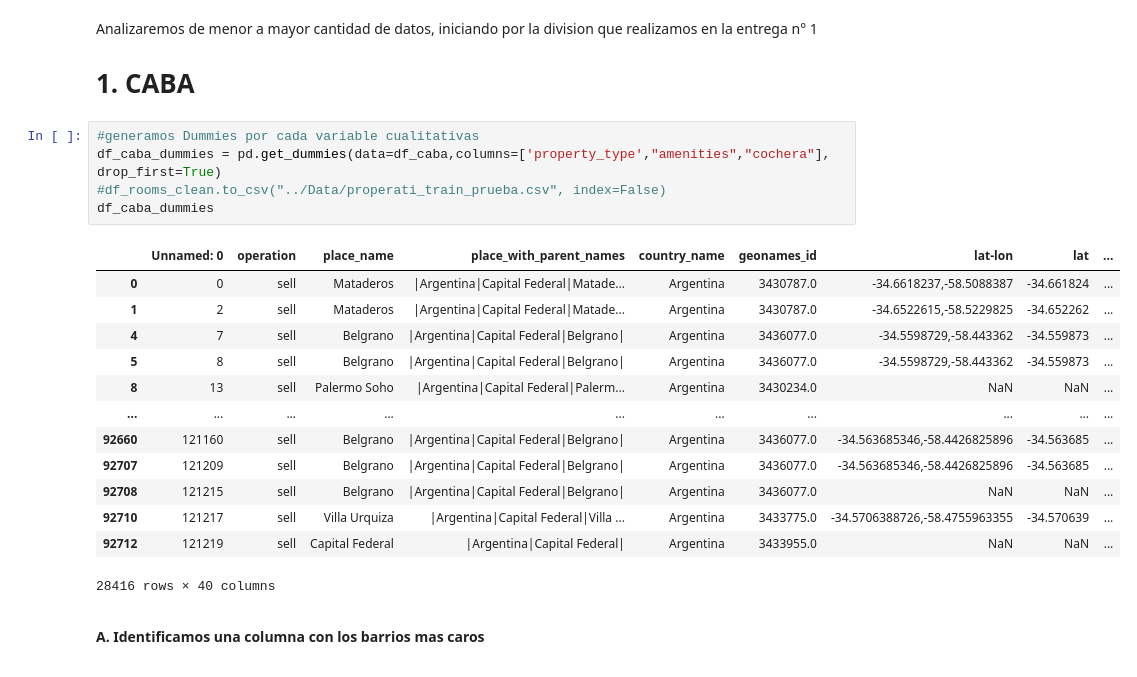
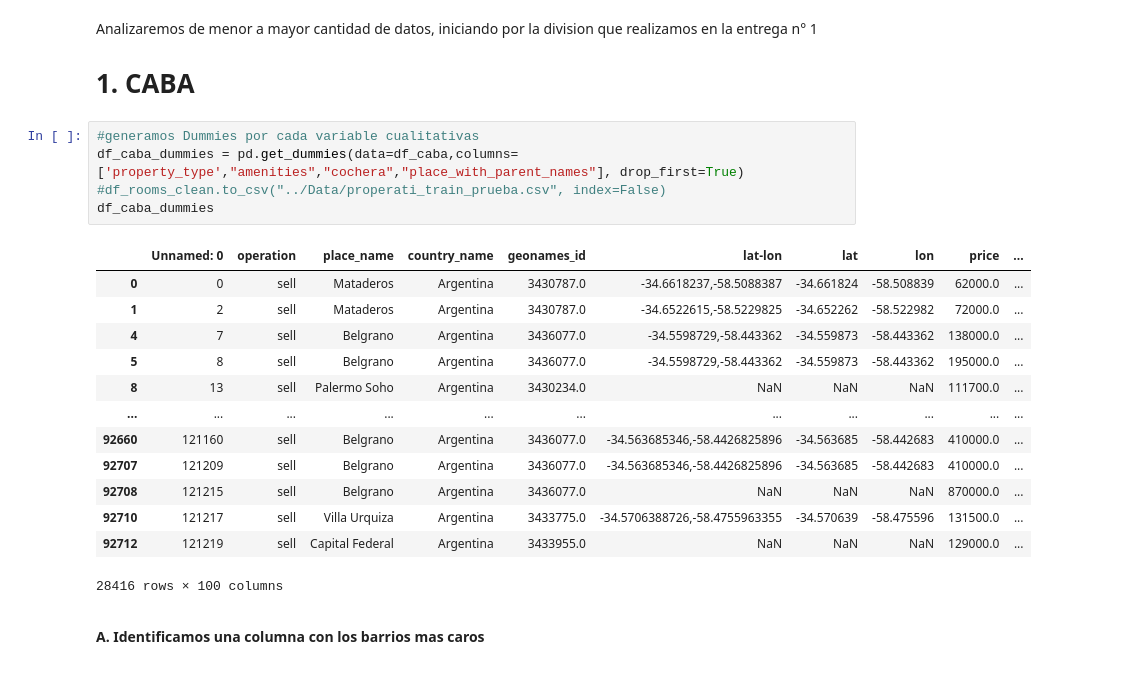
Before and after one commit to giustipatricio/grupo4-1120_ed_13, a Jupyter notebook: Entrega 2/Entrega 2.ipynb, the cells around one changed output. Saved outputs shown, nothing was run; the diff lists cells and outputs as text.

```diff
--- a/Entrega 2/Entrega 2.ipynb
+++ b/Entrega 2/Entrega 2.ipynb
@@ -140,23 +151,23 @@ Analizaremos de menor a mayor cantidad de datos, iniciando por la division que r
 # 1. CABA
 # %%
 #generamos Dummies por cada variable cualitativas
-df_caba_dummies = pd.get_dummies(data=df_caba,columns=['property_type',"amenities","cochera"], drop_first=True)
+df_caba_dummies = pd.get_dummies(data=df_caba,columns=['property_type',"amenities","cochera","place_with_parent_names"], drop_first=True)
 #df_rooms_clean.to_csv("../Data/properati_train_prueba.csv", index=False)
 df_caba_dummies
 # %% [output]
-|  | Unnamed: 0 | operation | place_name | place_with_parent_names | country_name | geonames_id | lat-lon | lat | ... |
-| 0 | 0 | sell | Mataderos | |Argentina|Capital Federal|Matade... | Argentina | 3430787.0 | -34.6618237,-58.5088387 | -34.661824 | ... |
-| 1 | 2 | sell | Mataderos | |Argentina|Capital Federal|Matade... | Argentina | 3430787.0 | -34.6522615,-58.5229825 | -34.652262 | ... |
-| 4 | 7 | sell | Belgrano | |Argentina|Capital Federal|Belgrano| | Argentina | 3436077.0 | -34.5598729,-58.443362 | -34.559873 | ... |
-| 5 | 8 | sell | Belgrano | |Argentina|Capital Federal|Belgrano| | Argentina | 3436077.0 | -34.5598729,-58.443362 | -34.559873 | ... |
-| 8 | 13 | sell | Palermo Soho | |Argentina|Capital Federal|Palerm... | Argentina | 3430234.0 | NaN | NaN | ... |
-| ... | ... | ... | ... | ... | ... | ... | ... | ... | ... |
-| 92660 | 121160 | sell | Belgrano | |Argentina|Capital Federal|Belgrano| | Argentina | 3436077.0 | -34.563685346,-58.4426825896 | -34.563685 | ... |
-| 92707 | 121209 | sell | Belgrano | |Argentina|Capital Federal|Belgrano| | Argentina | 3436077.0 | -34.563685346,-58.4426825896 | -34.563685 | ... |
-| 92708 | 121215 | sell | Belgrano | |Argentina|Capital Federal|Belgrano| | Argentina | 3436077.0 | NaN | NaN | ... |
-| 92710 | 121217 | sell | Villa Urquiza | |Argentina|Capital Federal|Villa ... | Argentina | 3433775.0 | -34.5706388726,-58.4755963355 | -34.570639 | ... |
-| 92712 | 121219 | sell | Capital Federal | |Argentina|Capital Federal| | Argentina | 3433955.0 | NaN | NaN | ... |
+|  | Unnamed: 0 | operation | place_name | country_name | geonames_id | lat-lon | lat | lon | price | ... |
+| 0 | 0 | sell | Mataderos | Argentina | 3430787.0 | -34.6618237,-58.5088387 | -34.661824 | -58.508839 | 62000.0 | ... |
+| 1 | 2 | sell | Mataderos | Argentina | 3430787.0 | -34.6522615,-58.5229825 | -34.652262 | -58.522982 | 72000.0 | ... |
+| 4 | 7 | sell | Belgrano | Argentina | 3436077.0 | -34.5598729,-58.443362 | -34.559873 | -58.443362 | 138000.0 | ... |
+| 5 | 8 | sell | Belgrano | Argentina | 3436077.0 | -34.5598729,-58.443362 | -34.559873 | -58.443362 | 195000.0 | ... |
+| 8 | 13 | sell | Palermo Soho | Argentina | 3430234.0 | NaN | NaN | NaN | 111700.0 | ... |
+| ... | ... | ... | ... | ... | ... | ... | ... | ... | ... | ... |
+| 92660 | 121160 | sell | Belgrano | Argentina | 3436077.0 | -34.563685346,-58.4426825896 | -34.563685 | -58.442683 | 410000.0 | ... |
+| 92707 | 121209 | sell | Belgrano | Argentina | 3436077.0 | -34.563685346,-58.4426825896 | -34.563685 | -58.442683 | 410000.0 | ... |
+| 92708 | 121215 | sell | Belgrano | Argentina | 3436077.0 | NaN | NaN | NaN | 870000.0 | ... |
+| 92710 | 121217 | sell | Villa Urquiza | Argentina | 3433775.0 | -34.5706388726,-58.4755963355 | -34.570639 | -58.475596 | 131500.0 | ... |
+| 92712 | 121219 | sell | Capital Federal | Argentina | 3433955.0 | NaN | NaN | NaN | 129000.0 | ... |
-28416 rows × 40 columns
+28416 rows × 100 columns
 # %% [markdown]
 <p>
    <p>
```
Also changed, not shown: parts of 33 cells of this notebook.
